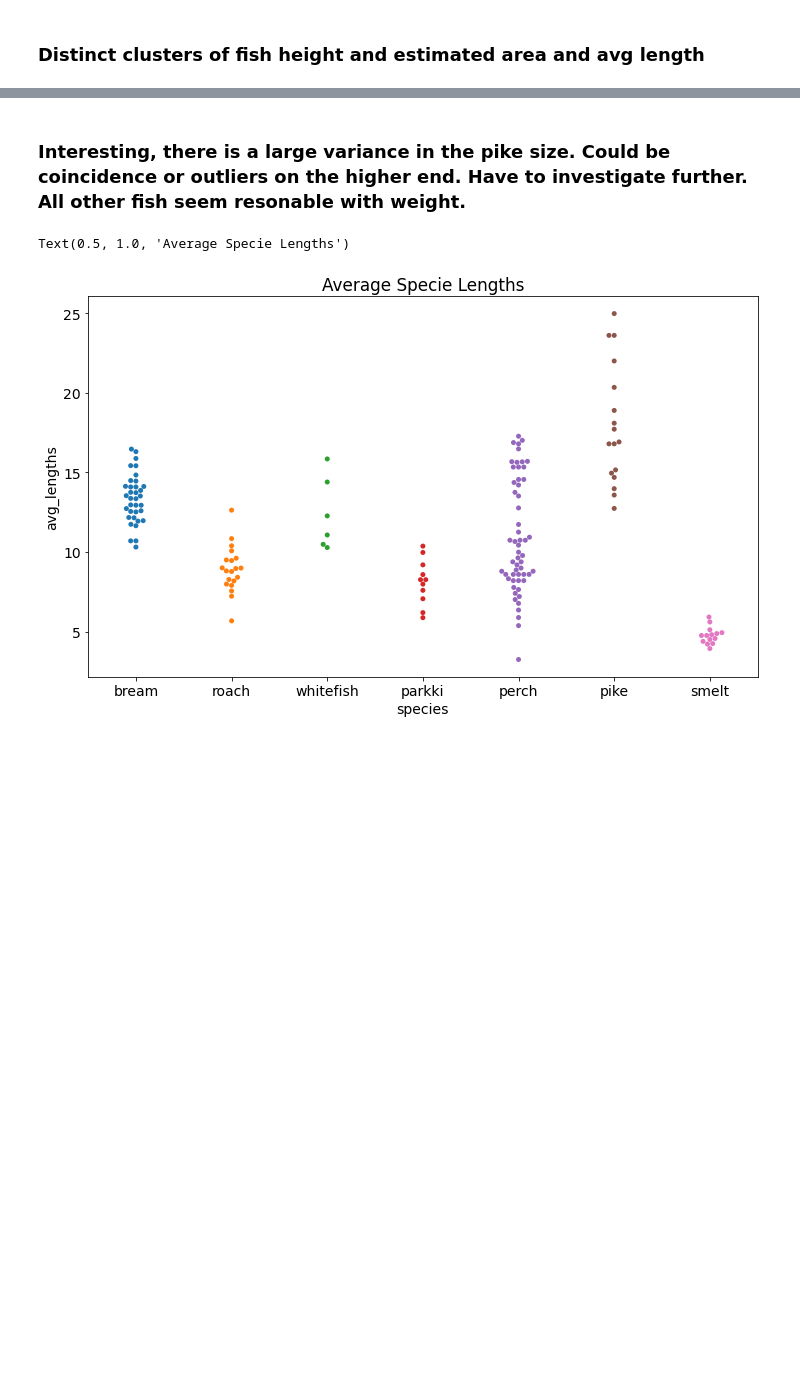
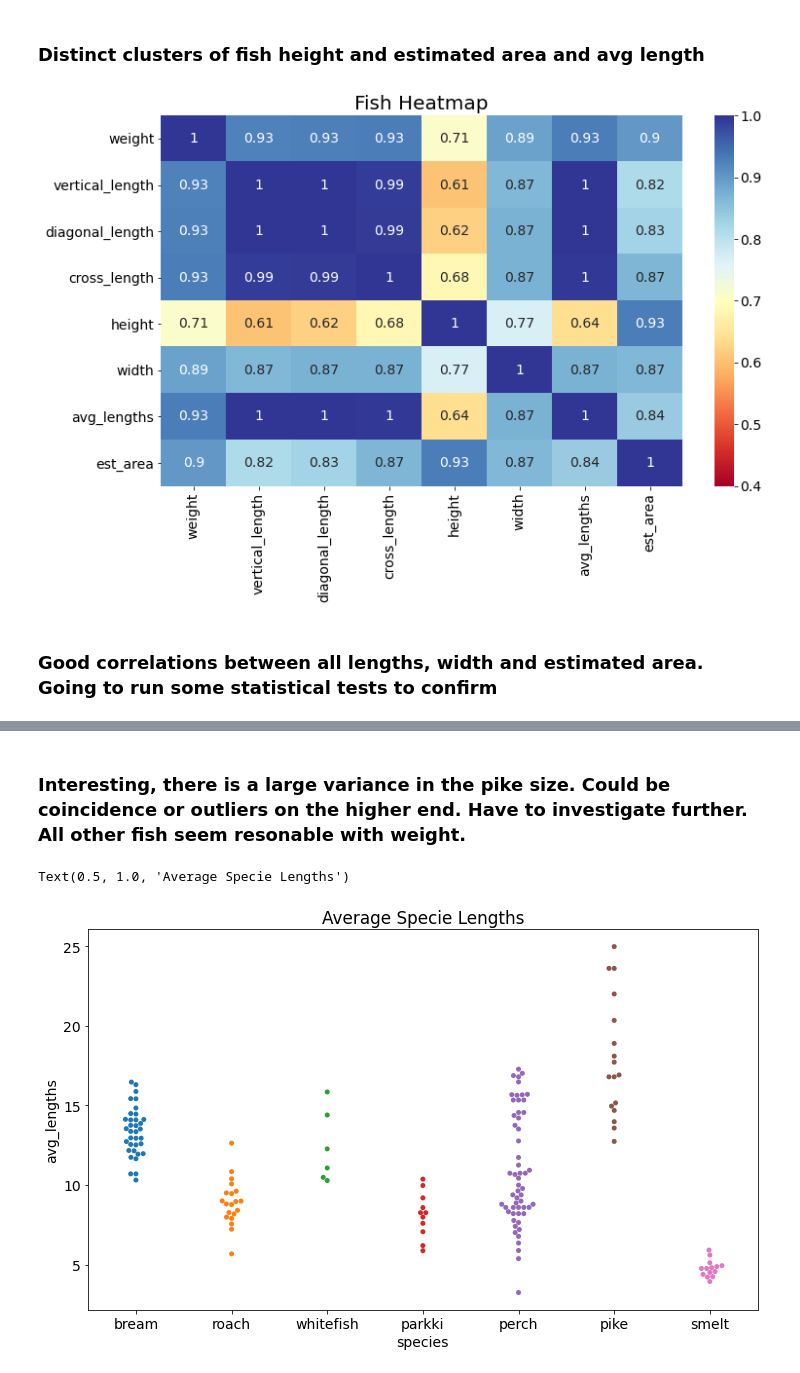
Before and after one commit to george887/estimating_fish_weights, a Jupyter notebook: explore.ipynb, the cells around one changed output, grey strips where cells are left out. Drawn from its saved outputs; the diff is of its cells as text; code cells hidden in the pictures; blank space fills up the shorter version.

```diff
--- a/explore.ipynb
+++ b/explore.ipynb
@@ -60,4 +67,13 @@ Text(0.5, 1.0, 'Correlation Heat Map')
 # %% [markdown]
 ### Distinct clusters of fish height and estimated area and avg length
+# %%
+sns.heatmap(train.corr(),
+            vmin = .4,
+            cmap='RdYlBu',
+           annot=True).set_title("Fish Heatmap", fontsize=20);
+# %% [output]
+[figure, added]
+# %% [markdown]
+### Good correlations between all lengths, width and estimated area. Going to run some statistical tests to confirm
 # %%
 # Looking at correlations of variables
```
Also changed, not shown: parts of 15 cells of this notebook.
